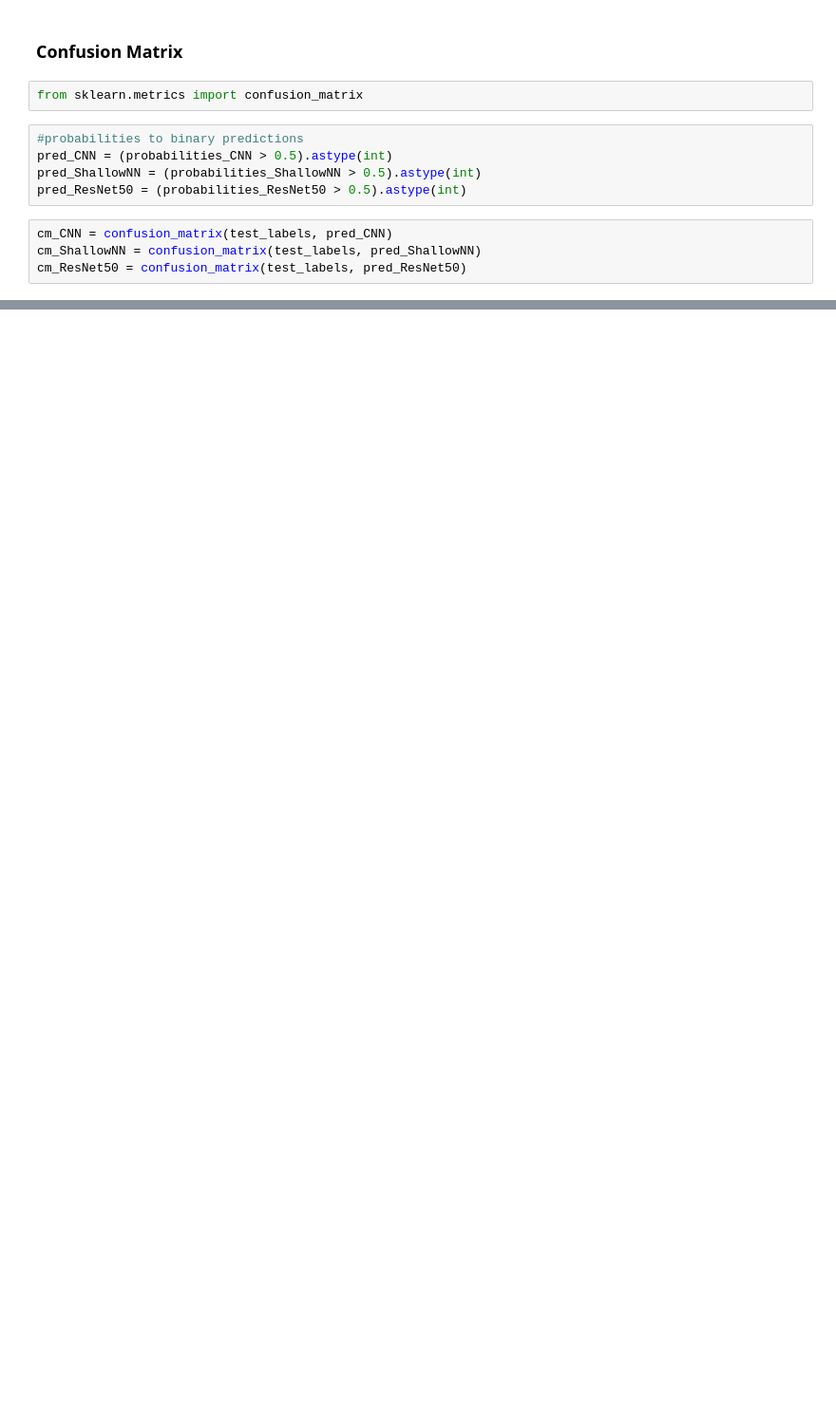
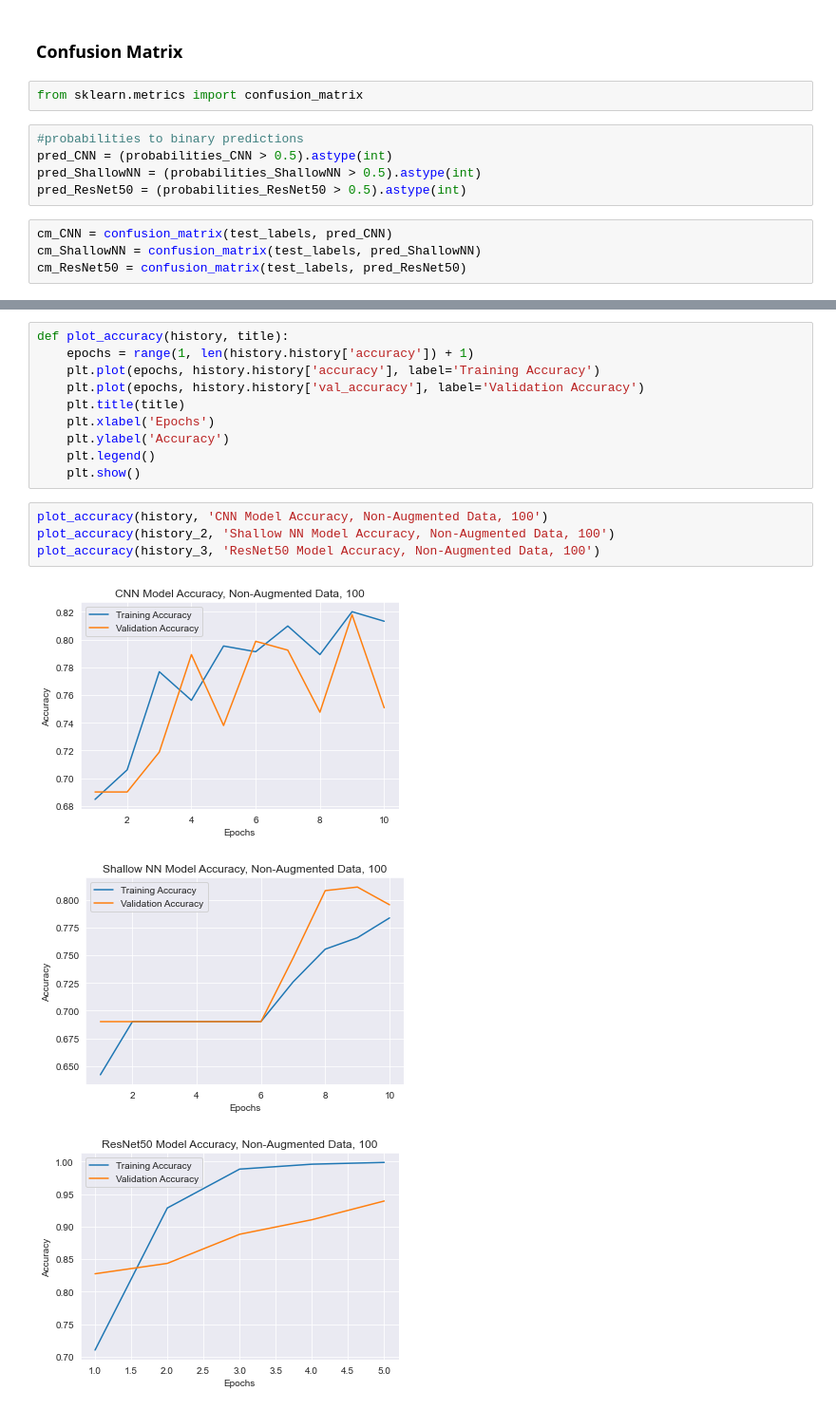
Before and after one commit to igalins/ifa, a Jupyter notebook: a2/a2.ipynb, the cells around one changed output, grey strips where cells are left out. Shown at 95% size. Drawn from its saved outputs; the diff is of its cells as text; blank space fills up the shorter version.

```diff
--- a/a2/a2.ipynb
+++ b/a2/a2.ipynb
@@ -479,0 +488,18 @@ plot_confusion_matrix(cm_ResNet50, "Confusion Matrix - ResNet50, Original Data,
+# %%
+def plot_accuracy(history, title):
+    epochs = range(1, len(history.history['accuracy']) + 1)
+    plt.plot(epochs, history.history['accuracy'], label='Training Accuracy')
+    plt.plot(epochs, history.history['val_accuracy'], label='Validation Accuracy')
+    plt.title(title)
+    plt.xlabel('Epochs')
+    plt.ylabel('Accuracy')
+    plt.legend()
+    plt.show()
+# %%
+plot_accuracy(history, 'CNN Model Accuracy, Non-Augmented Data, 100')
+plot_accuracy(history_2, 'Shallow NN Model Accuracy, Non-Augmented Data, 100')
+plot_accuracy(history_3, 'ResNet50 Model Accuracy, Non-Augmented Data, 100')
+# %% [output]
+[figure, added]
+[figure, added]
+[figure, added]
```
Also changed, not shown: parts of 20 cells of this notebook.
